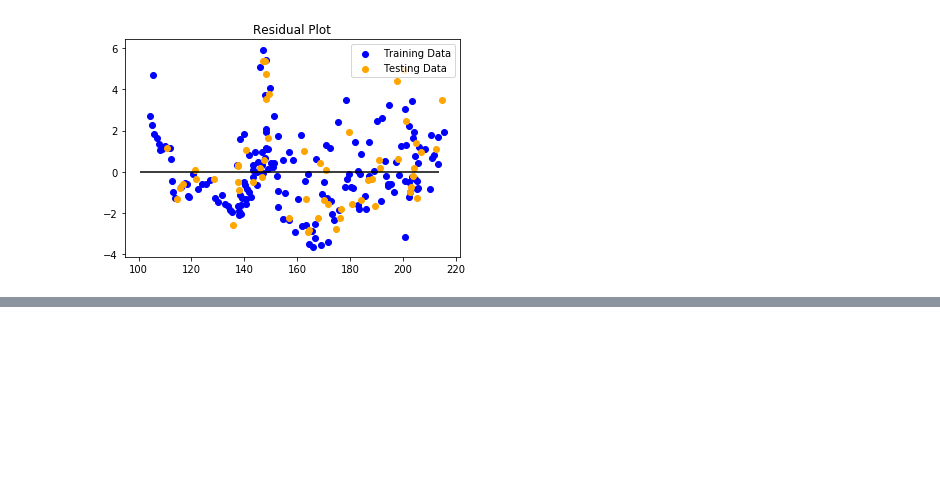
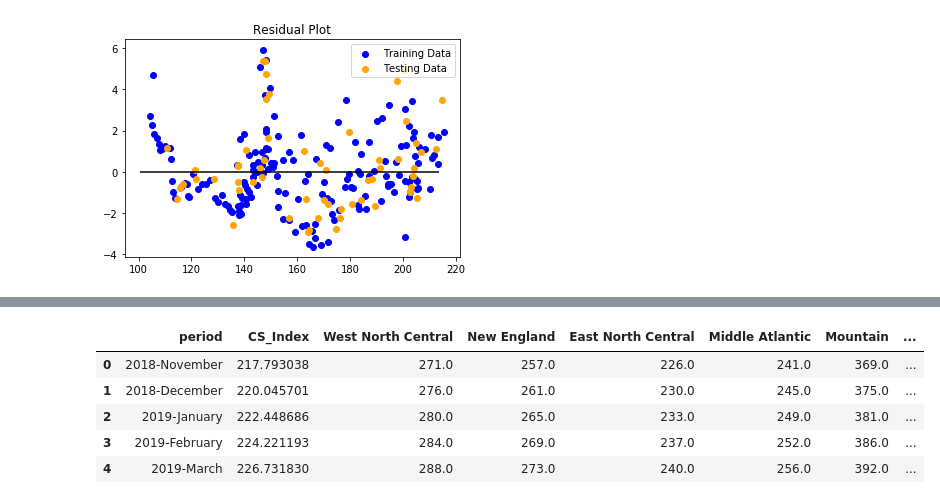
Before and after one commit to andrewboring/laughing-umbrella, a Jupyter notebook: Notebooks/Multi_Variate_Regressions.ipynb, the cells around one changed output, grey strips where cells are left out. Cells and saved outputs as stored; diff of their text form; code cells hidden in the pictures; blank space fills up the shorter version.

```diff
--- a/Notebooks/Multi_Variate_Regressions.ipynb
+++ b/Notebooks/Multi_Variate_Regressions.ipynb
@@ -104,0 +221,13 @@ Text(0.5,1,'Residual Plot')
+# %%
+df=df.head(9)
+# %%
+df["CS_Index"]=model2.predict(X)
+# %%
+df.head()
+# %% [output]
+|  | period | CS_Index | West North Central | New England | East North Central | Middle Atlantic | Mountain | ... |
+| 0 | 2018-November | 217.793038 | 271.0 | 257.0 | 226.0 | 241.0 | 369.0 | ... |
+| 1 | 2018-December | 220.045701 | 276.0 | 261.0 | 230.0 | 245.0 | 375.0 | ... |
+| 2 | 2019-January | 222.448686 | 280.0 | 265.0 | 233.0 | 249.0 | 381.0 | ... |
+| 3 | 2019-February | 224.221193 | 284.0 | 269.0 | 237.0 | 252.0 | 386.0 | ... |
+| 4 | 2019-March | 226.731830 | 288.0 | 273.0 | 240.0 | 256.0 | 392.0 | ... |
```
Also changed, not shown: parts of 17 cells of this notebook.
